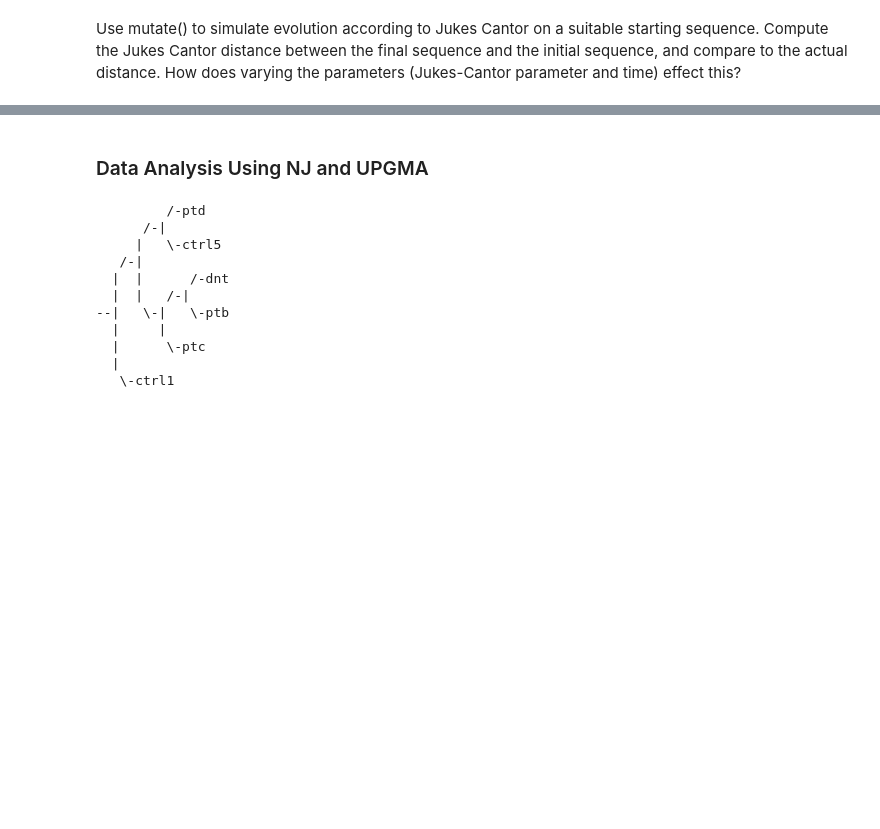
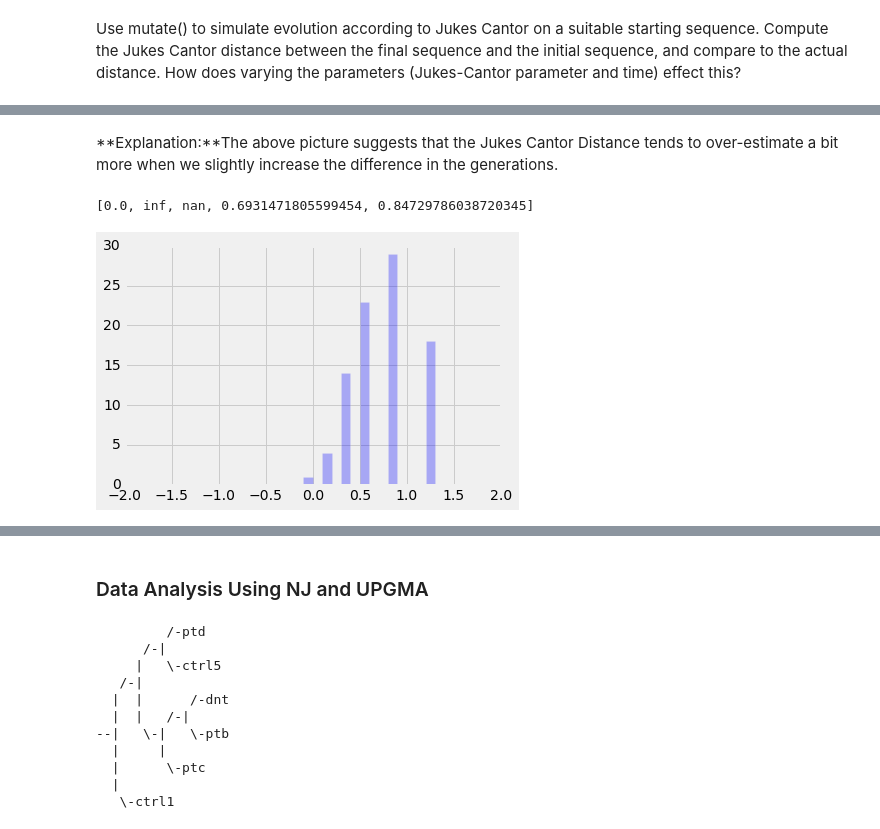
Before and after one commit to nixonpjoshua/Math127, a Jupyter notebook: proj_1.ipynb, the cells around one changed output, grey strips where cells are left out. Drawn from its saved outputs; the diff is of its cells as text; code cells hidden in the pictures; blank space fills up the shorter version.

```diff
--- a/proj_1.ipynb
+++ b/proj_1.ipynb
@@ -602,0 +631,10 @@ ptd    = chop(ptd)
+# %% [markdown]
+**Explanation:**The above picture suggests that the Jukes Cantor Distance tends to over-estimate a bit more when we slightly increase the difference in the generations.
+# %%
+ans  = judge_jukes(.01,100,"GATTACA")
+plots.hist(ans,  bins = np.arange(-2,2,0.1), alpha =.3, color ="blue")
+stats = [np.amin(ans), np.amax(ans),np.std(ans), np.subtract(*np.percentile(ans, [75, 25])) ,np.median(ans)]
+print(stats)
+# %% [output]
+[0.0, inf, nan, 0.6931471805599454, 0.84729786038720345]
+[figure, added]
```
Also changed, not shown: parts of 26 cells of this notebook.
